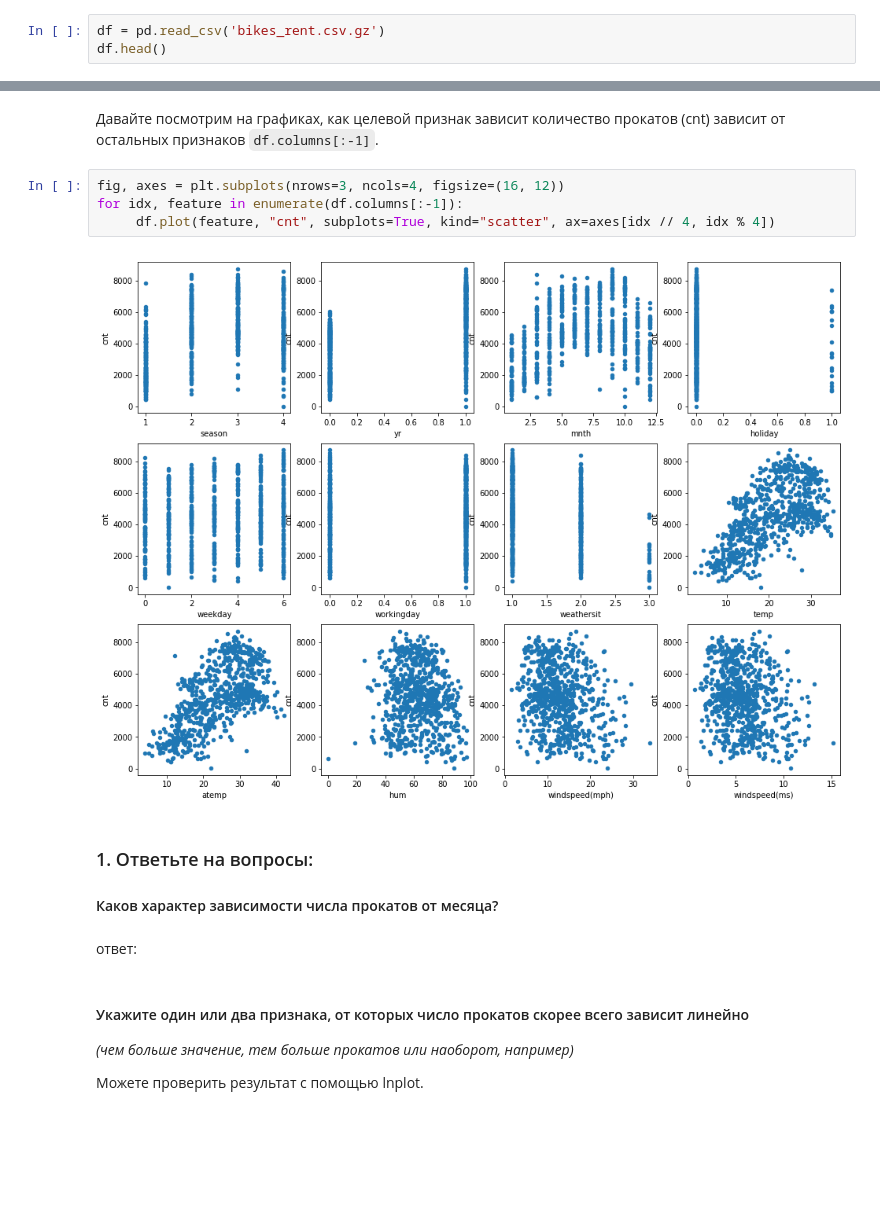
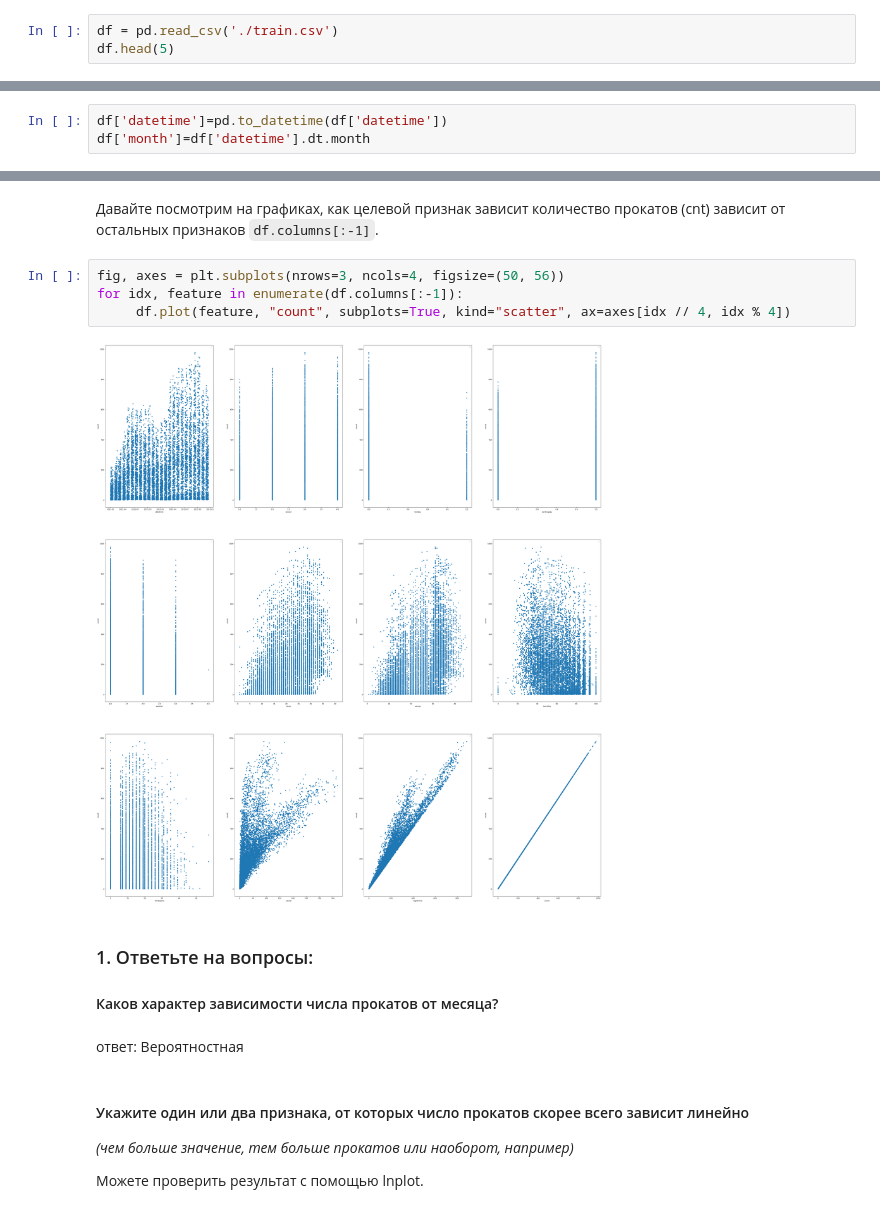
Before and after one commit to DanisStepanov/Computer-mathematics-systems, a Jupyter notebook: 5. Библиотека Pandas. Визуальный анализ данных/Практическая_работа_№5_Библиотека_Pandas.ipynb, the cells around one changed output, grey strips where cells are left out. Cells and saved outputs as stored; diff of their text form; blank space fills up the shorter version.

```diff
--- a/5. Библиотека Pandas. Визуальный анализ данных/Практическая_работа_№5_Библиотека_Pandas.ipynb
+++ b/5. Библиотека Pandas. Визуальный анализ данных/Практическая_работа_№5_Библиотека_Pandas.ipynb
@@ -370,6 +370,6 @@ import seaborn as sns
 # %% [markdown]
 Загрузите самостоятельно(!), с помощью pandas файл `bikes_rent.csv.gz` и выведите первые 5 строк. Ознакомьтесь с данными с помощью функций describe и info.
 # %%
-df = pd.read_csv('bikes_rent.csv.gz')
-df.head()
+df = pd.read_csv('./train.csv')
+df.head(5)
 # %% [output]
@@ -397,0 +404,3 @@ memory usage: 74.3 KB
+# %%
+df['datetime']=pd.to_datetime(df['datetime'])
+df['month']=df['datetime'].dt.month
@@ -398,17 +424,17 @@ memory usage: 74.3 KB
 # %% [markdown]
 Давайте посмотрим на графиках, как целевой признак зависит количество прокатов (cnt) зависит от остальных признаков `df.columns[:-1]`.
 # %%
-fig, axes = plt.subplots(nrows=3, ncols=4, figsize=(16, 12))
+fig, axes = plt.subplots(nrows=3, ncols=4, figsize=(50, 56))
 for idx, feature in enumerate(df.columns[:-1]):
-     df.plot(feature, "cnt", subplots=True, kind="scatter", ax=axes[idx // 4, idx % 4])
+     df.plot(feature, "count", subplots=True, kind="scatter", ax=axes[idx // 4, idx % 4])
 # %% [output]
-[figure, old version]
+[figure, new version]
 # %% [markdown]
 ### 1. Ответьте на вопросы:
 
 #### Каков характер зависимости числа прокатов от месяца?
 # %% [markdown]
-ответ:
+ответ: Вероятностная
 # %% [markdown]
 #### Укажите один или два признака, от которых число прокатов скорее всего зависит линейно
 _(чем больше значение, тем больше прокатов или наоборот, например)_
```
Also changed, not shown: parts of 5 cells of this notebook.
